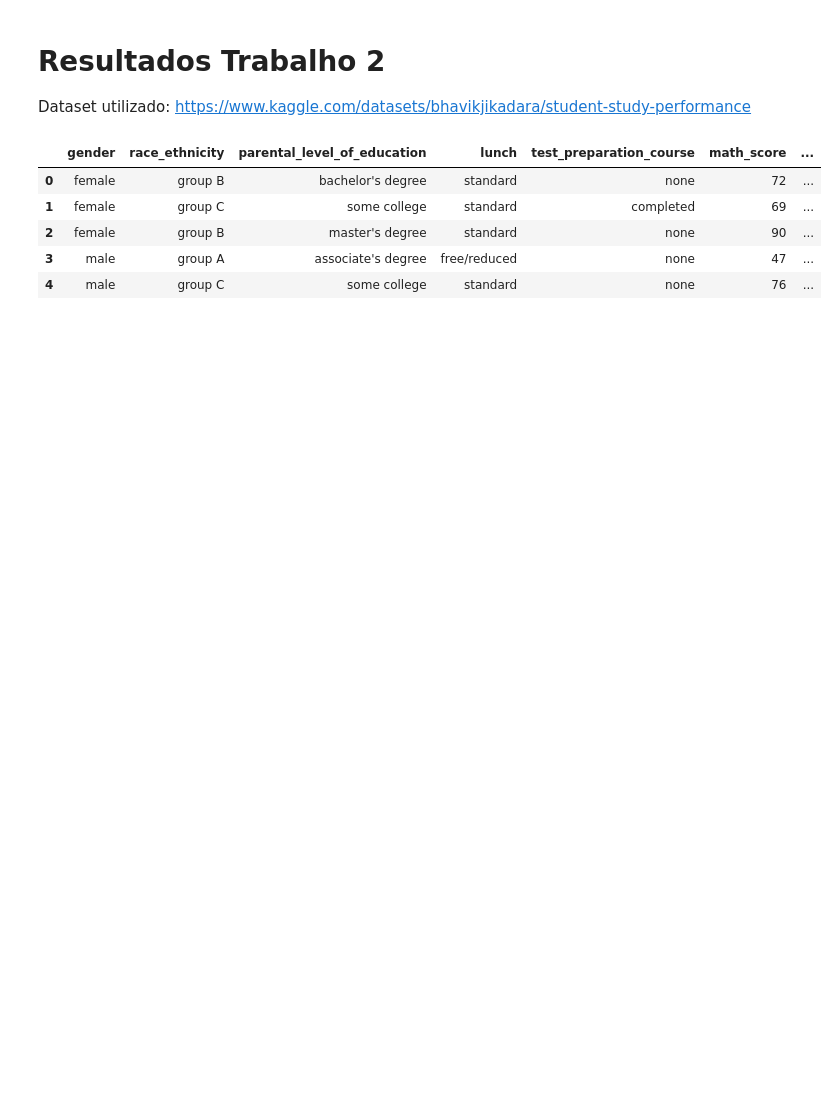
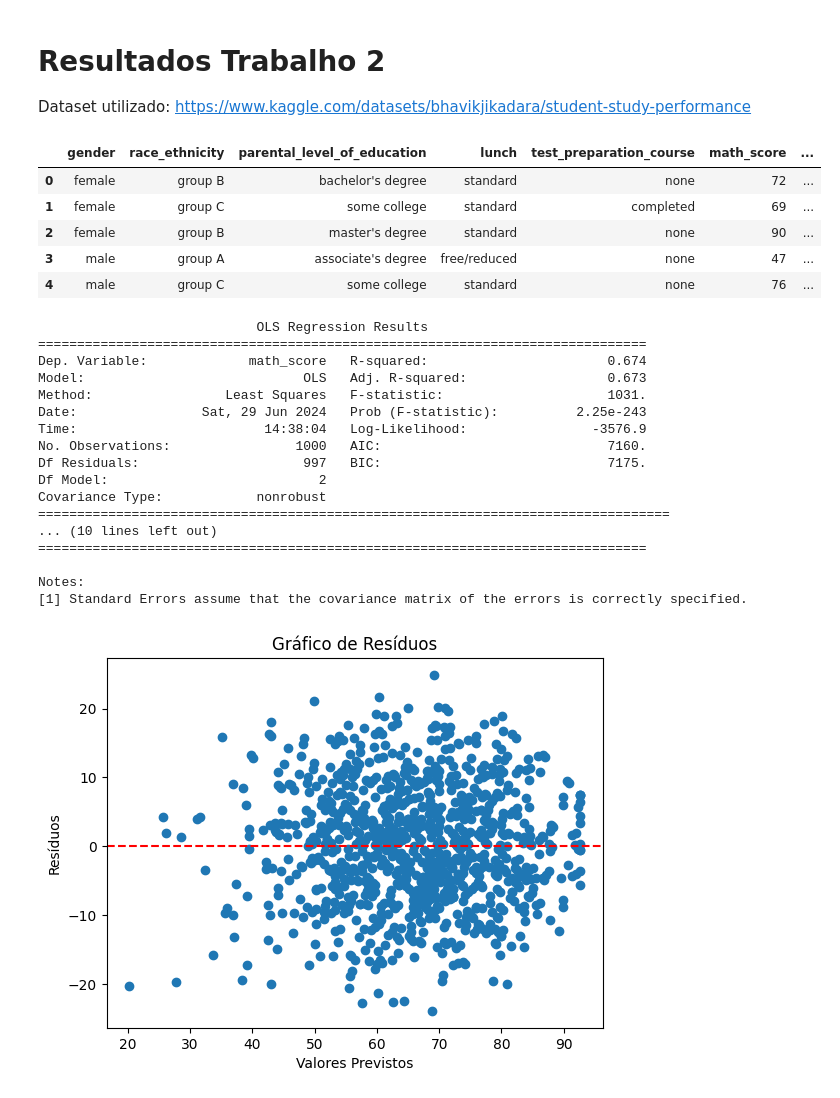
Before and after one commit to lucaslimaromero/Trabalho-Estatistica, a Jupyter notebook: trabalho2.ipynb, the cells around one changed output. Saved outputs shown, nothing was run; the diff lists cells and outputs as text; code cells hidden in the pictures; blank space fills up the shorter version.

```diff
--- a/trabalho2.ipynb
+++ b/trabalho2.ipynb
@@ -9,10 +10,10 @@ import matplotlib.pyplot as plt
 import seaborn as sns
 # %%
 # Carregar os dados
-df = pd.read_csv('study_performance.csv')
+dados = pd.read_csv('study_performance.csv')
 
 # Visualizar as primeiras linhas do dataframe
-df.head()
+dados.head()
 # %% [output]
 |  | gender | race_ethnicity | parental_level_of_education | lunch | test_preparation_course | math_score | ... |
 | 0 | female | group B | bachelor's degree | standard | none | 72 | ... |
@@ -20,3 +21,45 @@ df.head()
 | 2 | female | group B | master's degree | standard | none | 90 | ... |
 | 3 | male | group A | associate's degree | free/reduced | none | 47 | ... |
 | 4 | male | group C | some college | standard | none | 76 | ... |
+# %%
+
+
+# Definir a variável dependente e independente
+X = dados[['reading_score', 'writing_score']]  # variáveis independentes
+y = dados['math_score']  # variável dependente
+
+# Adicionar uma constante ao modelo (intercepto)
+X = sm.add_constant(X)
+
+# Passo 3: Criar o modelo de regressão linear
+modelo = sm.OLS(y, X).fit()
+
+# Passo 4: Imprimir o resumo do modelo
+print(modelo.summary())
+
+# Passo 5: Plotar os resíduos para verificar a homogeneidade da variância
+plt.scatter(modelo.predict(), modelo.resid)
+plt.axhline(y=0, color='red', linestyle='--')
+plt.xlabel('Valores Previstos')
+plt.ylabel('Resíduos')
+plt.title('Gráfico de Resíduos')
+plt.show()
+# %% [output]
+                            OLS Regression Results
+==============================================================================
+Dep. Variable:             math_score   R-squared:                       0.674
+Model:                            OLS   Adj. R-squared:                  0.673
+Method:                 Least Squares   F-statistic:                     1031.
+Date:                Sat, 29 Jun 2024   Prob (F-statistic):          2.25e-243
+Time:                        14:38:04   Log-Likelihood:                -3576.9
+No. Observations:                1000   AIC:                             7160.
+Df Residuals:                     997   BIC:                             7175.
+Df Model:                           2
+Covariance Type:            nonrobust
+=================================================================================
+... (10 lines left out)
+==============================================================================
+
+Notes:
+[1] Standard Errors assume that the covariance matrix of the errors is correctly specified.
+[figure, added]
```
Also changed, not shown: parts of 2 cells of this notebook.
